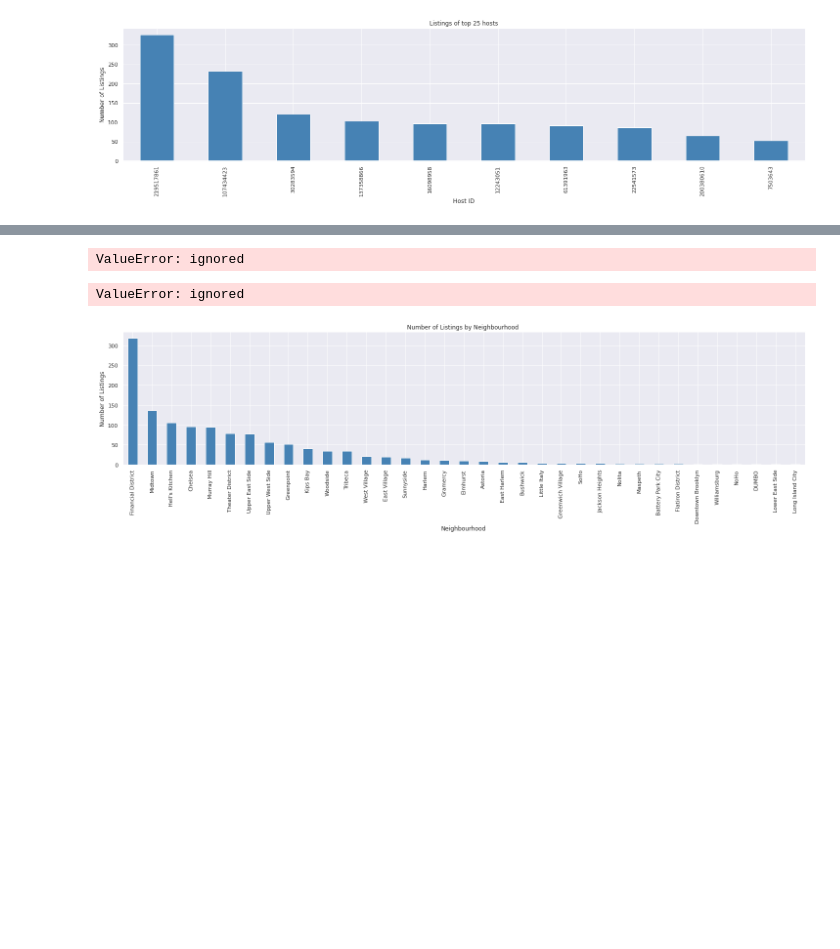
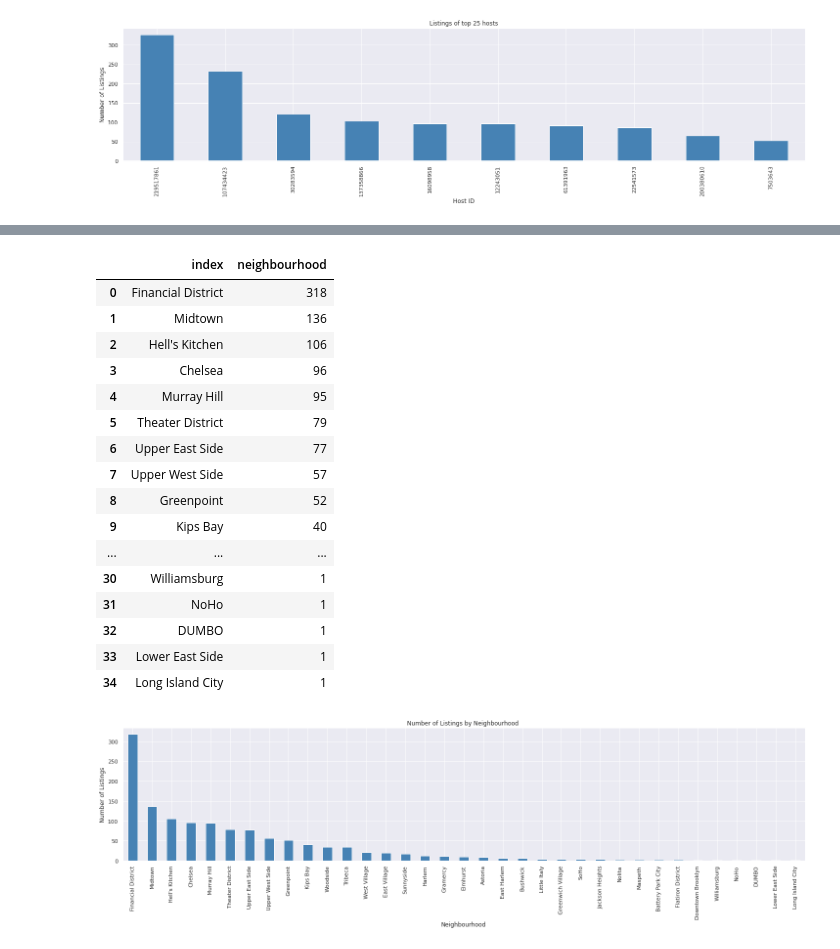
Before and after one commit to Pranit07G/PG-AlmaBetter-EDA-AirBNB-NYC, a Jupyter notebook: Airbnb_Bookings_Analysis_Capstone_Project.ipynb, the cells around one changed output, grey strips where cells are left out. Cells and saved outputs as stored; diff of their text form; code cells hidden in the pictures; blank space fills up the shorter version.

```diff
--- a/Airbnb_Bookings_Analysis_Capstone_Project.ipynb
+++ b/Airbnb_Bookings_Analysis_Capstone_Project.ipynb
@@ -711,30 +763,23 @@ top_10_hosts_by_listings.describe(include=['object','category'])
 # %%
-top_10_hosts_by_listings.groupby("neighbourhood")["id_x"].value_counts().reset_index()
+top_10_hosts_by_listings["neighbourhood"].value_counts().sort_values(ascending = False).reset_index()
 # %% [output]
-ValueError: ignored
+|  | index | neighbourhood |
+| 0 | Financial District | 318 |
+| 1 | Midtown | 136 |
+| 2 | Hell's Kitchen | 106 |
+| 3 | Chelsea | 96 |
+| 4 | Murray Hill | 95 |
+| 5 | Theater District | 79 |
+| 6 | Upper East Side | 77 |
+| 7 | Upper West Side | 57 |
+| 8 | Greenpoint | 52 |
+| 9 | Kips Bay | 40 |
+| ... | ... | ... |
+| 30 | Williamsburg | 1 |
+| 31 | NoHo | 1 |
+| 32 | DUMBO | 1 |
+| 33 | Lower East Side | 1 |
+| 34 | Long Island City | 1 |
-# %%
-top_10_hosts_by_listings["neighbourhood_group"].value_counts().sort_values(ascending = False)
-
-# Bar plot of count of AirBnB listings of top 10 hosts(by number of listings) distributed across the Neighbourhood Group
-
-top_10_hosts_listing_neighbourhood = top_10_hosts_by_listings.groupby("neighbourhood")["id_x"].value_counts().reset_index()
-plt.figure(figsize = (50, 5))
-plt.subplot(221)
-sns.barplot(data=top_10_hosts_listing_neighbourhood, x=top_10_hosts_listing_neighbourhood["neighbourhood"], y=top_10_hosts_listing_neighbourhood["id_x"], palette='plasma')
-plt.xlabel("Neighbourhood")
-plt.ylabel("Price")
-plt.title("Top 10 Cheapest Listings, arranged by Neighbourhood")
-
-# counts = top_10_hosts_by_listings["neighbourhood_group"].value_counts().sort_values(ascending = False)
-# fig = plt.figure(figsize=(9, 6))
-# ax = fig.gca()
-# counts.plot.bar(ax = ax)
-# ax.set_title("Neighbourhood Group" + " Counts")
-# ax.set_xlabel("Neighbourhood Group")
-# ax.set_ylabel("Frequency")
-# plt.show()
-# %% [output]
-ValueError: ignored
 # %%
 # Bar plot of count of AirBnB listings of top 10 hosts (by number of listings) distributed across the Neighbourhood
 
```
Also changed, not shown: parts of 6 cells of this notebook.
